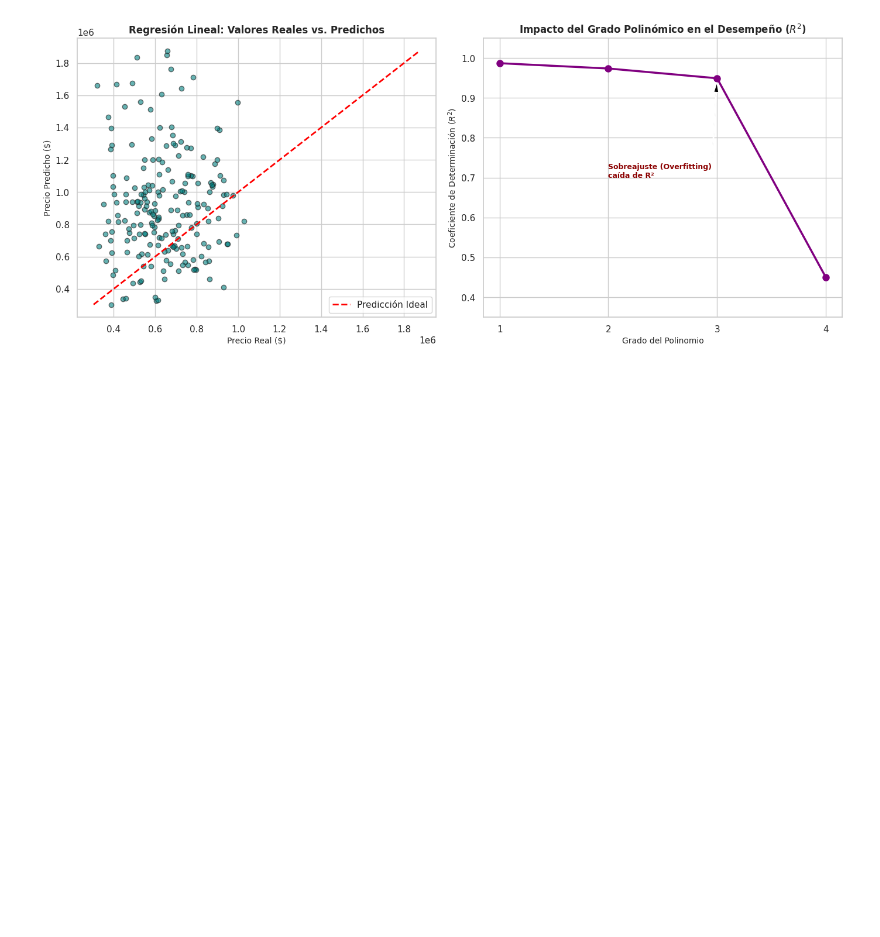
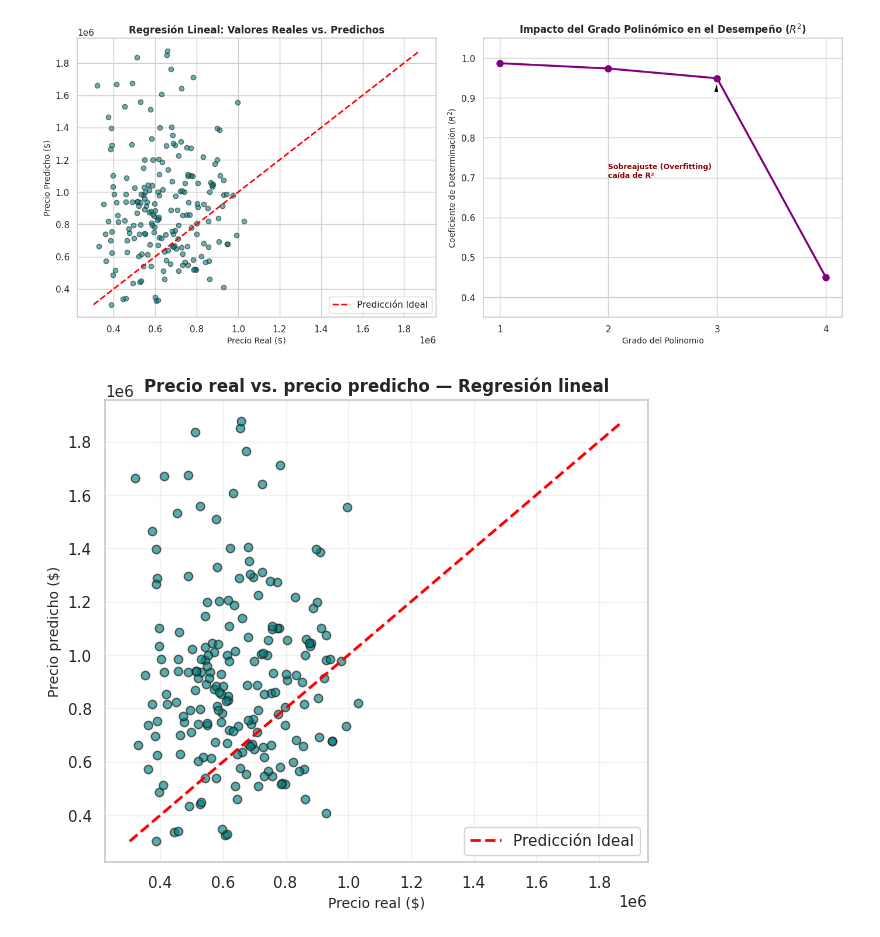
Before and after one commit to Davemtz192/devops-aws-fase1, a Jupyter notebook: Act_2_Algoritmos.ipynb, the cells around one changed output. Drawn from its saved outputs; the diff is of its cells as text; code cells hidden in the pictures; blank space fills up the shorter version.

```diff
--- a/Act_2_Algoritmos.ipynb
+++ b/Act_2_Algoritmos.ipynb
@@ -444,3 +444,19 @@ plt.tight_layout()
 plt.show()
 # %% [output]
 [figure]
+# %%
+import matplotlib.pyplot as plt
+
+plt.figure(figsize=(7, 6))
+plt.scatter(y_test, y_pred_lineal, alpha=0.65, color='teal', edgecolors='k')
+lim_min = min(y_test.min(), y_pred_lineal.min())
+lim_max = max(y_test.max(), y_pred_lineal.max())
+plt.plot([lim_min, lim_max], [lim_min, lim_max], linestyle="--", color='red', linewidth=2, label='Predicción Ideal')
+plt.title("Precio real vs. precio predicho — Regresión lineal", fontsize=12, fontweight='bold')
+plt.xlabel("Precio real ($)", fontsize=10)
+plt.ylabel("Precio predicho ($)", fontsize=10)
+plt.grid(alpha=0.25)
+plt.legend()
+plt.show()
+# %% [output]
+[figure, added]
```
